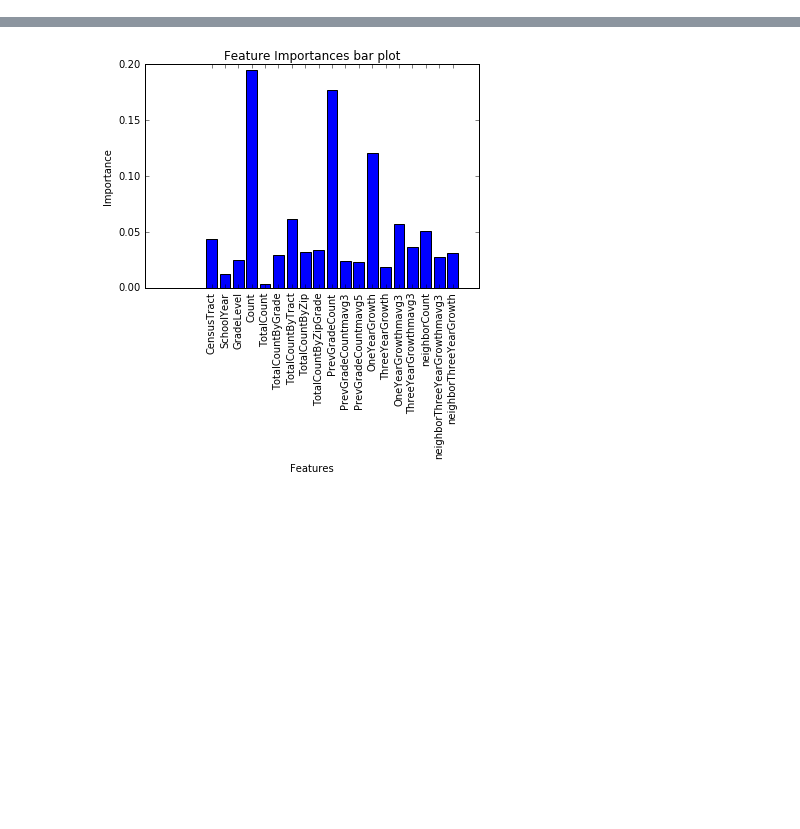
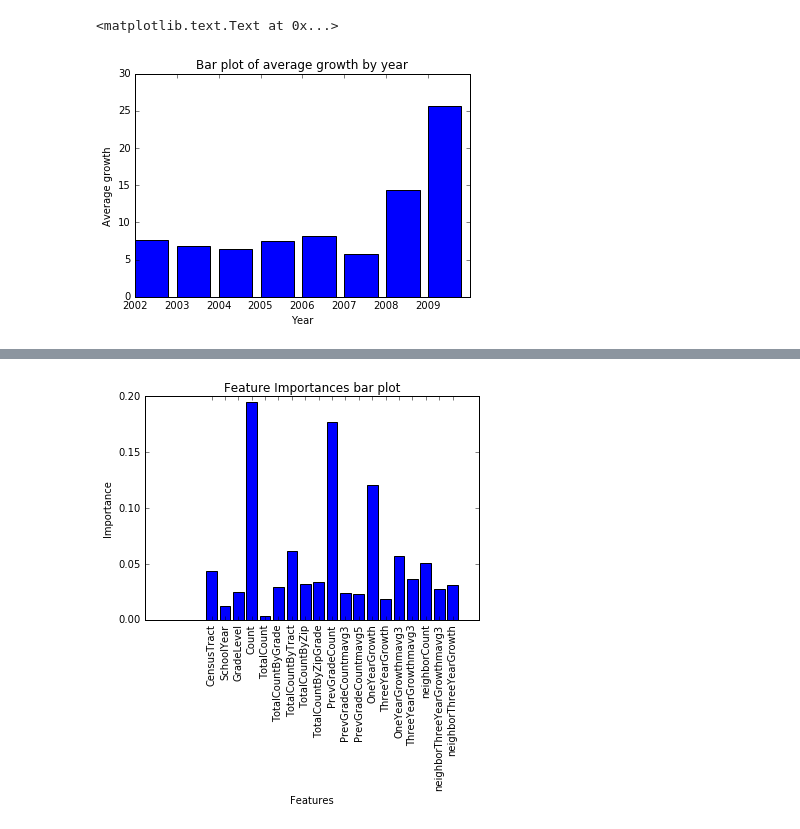
Before and after one commit to osuhomebase/NYUDataScience1001-edTech, a Jupyter notebook: final_analysis.ipynb, the cells around one changed output, grey strips where cells are left out. Cells and saved outputs as stored; diff of their text form; code cells hidden in the pictures; blank space fills up the shorter version.

```diff
--- a/final_analysis.ipynb
+++ b/final_analysis.ipynb
@@ -128,6 +128,16 @@ def analysis(train_df_x, train_df_y, test_df_x, test_df_y):
     plt.plot(fpr_dt, tpr_dt, label='AUC DT({0:.3f})'.format(roc_auc_dt))
     plt.legend(loc=4)
     return pred_lr
+# %%
+bar = df.groupby('SchoolYear').OneYearGrowth.mean()[1:]
+bar.values*100
+plt.bar(np.arange(len(bar)), bar.values*100,tick_label = bar.index)
+plt.xlabel("Year")
+plt.ylabel("Average growth")
+plt.title("Bar plot of average growth by year")
+# %% [output]
+<matplotlib.text.Text at 0x...>
+[figure, added]
 # %%
 #Base model using very simple features
 #TotalCount = Total number of students for a given year across all tract and grade
```
Also changed, not shown: parts of 7 cells of this notebook, 2 other files.
